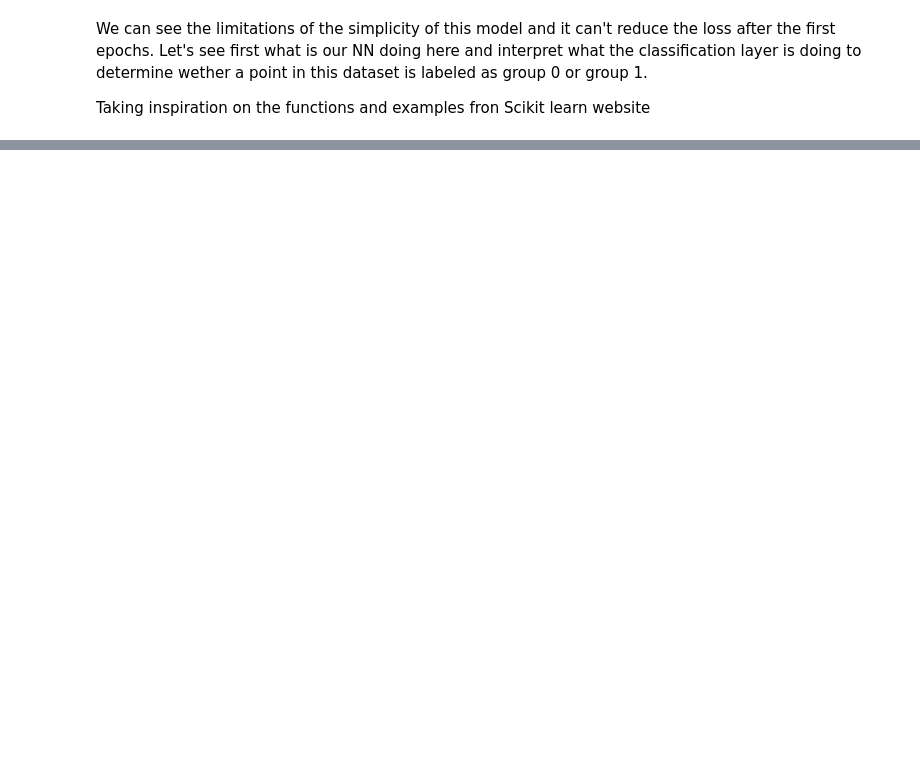
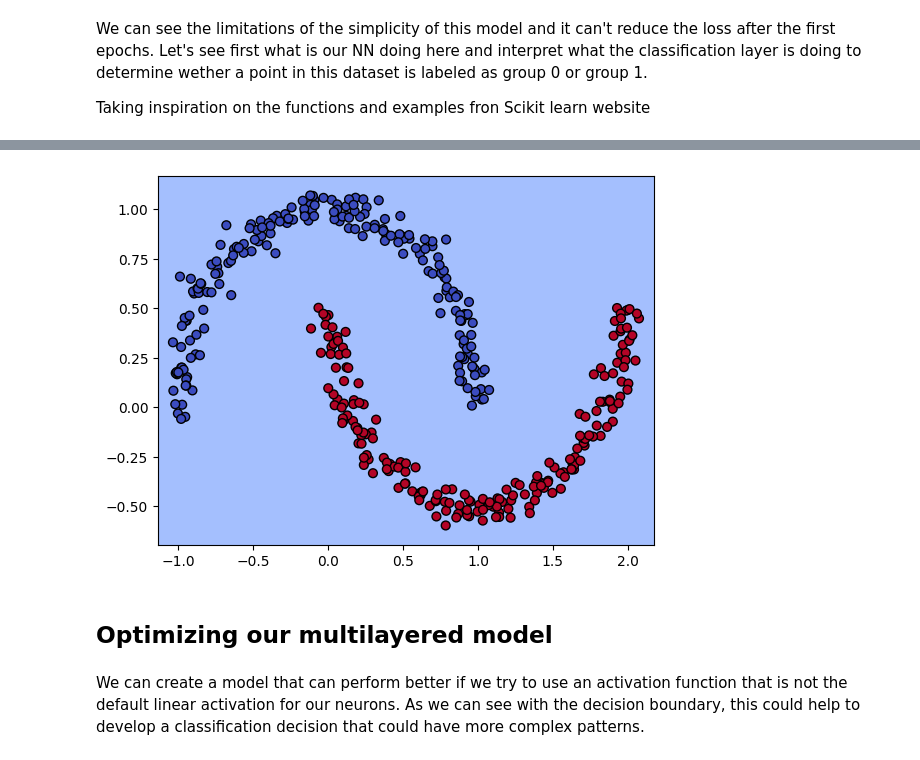
Before and after one commit to davalpez/MyKaggle, a Jupyter notebook: Tensorflow basics/TF-classifiers.ipynb, the cells around one changed output, grey strips where cells are left out. Saved outputs shown, nothing was run; the diff lists cells and outputs as text; code cells hidden in the pictures; blank space fills up the shorter version.

```diff
--- a/Tensorflow basics/TF-classifiers.ipynb
+++ b/Tensorflow basics/TF-classifiers.ipynb
@@ -240,0 +260,3 @@ doing binary classifcation...
+# %%
+contourn_prediction=plot_decision_boundary(model_2,train_features,train_label)
+# %% [output]
@@ -241 +264,6 @@ doing binary classifcation...
+[figure, added]
+# %% [markdown]
+## Optimizing our multilayered model
+# %% [markdown]
+We can create a model that can perform better if we try to use an activation function that is not the default linear activation for our neurons. As we can see with the decision boundary, this could help to develop a classification decision that could have more complex patterns.
 # %%
```
Also changed, not shown: parts of 44 cells of this notebook.
